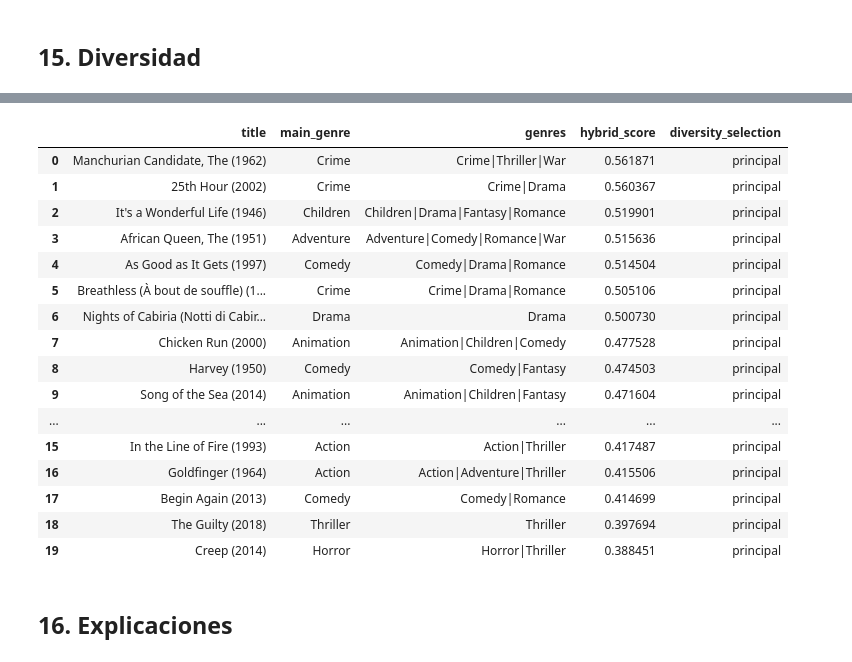
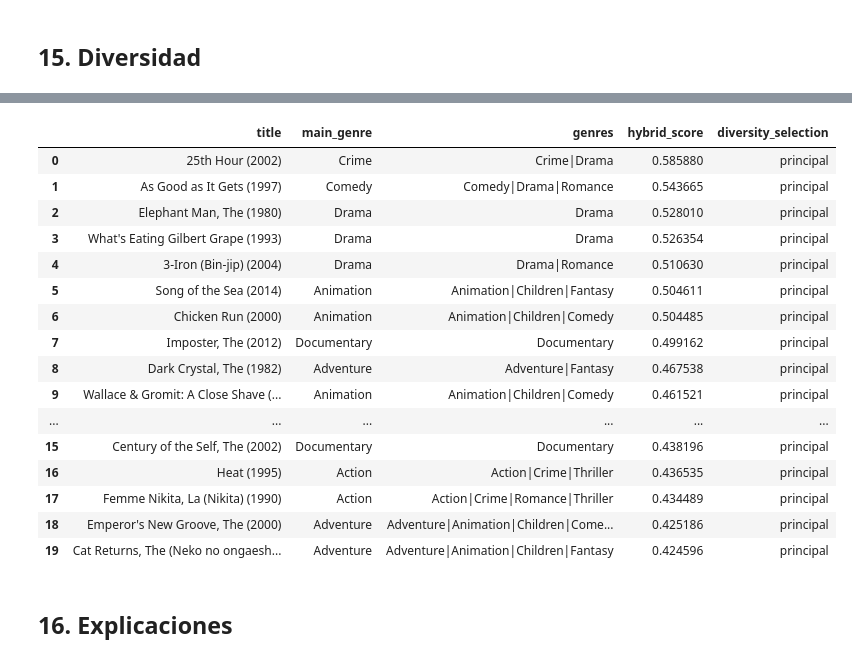
Before and after one commit to alexonazo/TFG, a Jupyter notebook: notebooks/08_recomendador_hibrido_final.ipynb, the cells around one changed output, grey strips where cells are left out. Saved outputs shown, nothing was run; the diff lists cells and outputs as text; code cells hidden in the pictures.

```diff
--- a/notebooks/08_recomendador_hibrido_final.ipynb
+++ b/notebooks/08_recomendador_hibrido_final.ipynb
@@ -1869,6 +2102,10 @@ ACTIVE_WEIGHT_CONFIG = "adaptive"
 def compute_hybrid_score(df, weights):
     scored = df.copy()
     scored["contrib_genre"] = weights["genre"] * scored["genre_profile_score"]
+    if "year_affinity_score" not in scored.columns:
+        scored["year_affinity_score"] = 1.0
+    if "temporal_mismatch_penalty" not in scored.columns:
+        scored["temporal_mismatch_penalty"] = 0.0
     if "semantic_net_score" in scored.columns:
         semantic_signal = scored["semantic_net_score"]
     elif "semantic_core_score" in scored.columns:
@@ -1879,9 +2116,11 @@ def compute_hybrid_score(df, weights):
     scored["contrib_collab"] = weights["collab"] * scored["item_item_collab_score"]
     scored["contrib_rating"] = weights["rating"] * scored["rating_score"]
     scored["contrib_popularity"] = weights["popularity"] * scored["popularity_score"]
+    scored["contrib_year_affinity"] = weights.get("year_affinity", 0.0) * scored["year_affinity_score"]
     scored["penalty_negative_genre"] = weights["negative_genre"] * scored["negative_genre_score"]
     scored["penalty_negative_semantic"] = weights["negative_semantic"] * scored["negative_semantic_score"]
     scored["penalty_negative_collab"] = weights["negative_collab"] * scored["item_item_negative_collab_score"]
+    scored["penalty_temporal_mismatch"] = weights.get("temporal_mismatch", 0.0) * scored["temporal_mismatch_penalty"]
 
     scored["hybrid_score"] = (
         scored["contrib_genre"]
@@ -1889,9 +2128,11 @@ def compute_hybrid_score(df, weights):
         + scored["contrib_collab"]
         + scored["contrib_rating"]
         + scored["contrib_popularity"]
+        + scored["contrib_year_affinity"]
         - scored["penalty_negative_genre"]
         - scored["penalty_negative_semantic"]
         - scored["penalty_negative_collab"]
+        - scored["penalty_temporal_mismatch"]
     )
 
     contribution_cols = {
@@ -1900,6 +2141,7 @@ def compute_hybrid_score(df, weights):
         "collab": "contrib_collab",
         "rating": "contrib_rating",
         "popularity": "contrib_popularity",
+        "year_affinity": "contrib_year_affinity",
     }
     scored["dominant_signal"] = scored[list(contribution_cols.values())].idxmax(axis=1)
     scored["dominant_signal"] = scored["dominant_signal"].replace({value: key for key, value in contribution_cols.items()})
@@ -2037,6 +2285,9 @@ def compare_weight_configs(base_df, weight_configs, top_n=20):
                 "avg_rating_mean": selected["rating_mean"].mean(),
                 "avg_rating_count": selected["rating_count"].mean(),
                 "avg_popularity_score": selected["popularity_score"].mean(),
+                "avg_year_affinity_score": selected["year_affinity_score"].mean() if "year_affinity_score" in selected.columns else np.nan,
+                "avg_temporal_mismatch_penalty": selected["temporal_mismatch_penalty"].mean() if "temporal_mismatch_penalty" in selected.columns else np.nan,
+                "n_temporal_outliers": selected["is_temporal_outlier"].sum() if "is_temporal_outlier" in selected.columns else 0,
                 "n_distinct_main_genres": selected["main_genre"].nunique(),
                 "dominant_signal_counts": selected["dominant_signal"].value_counts().to_dict(),
                 "top_titles": "; ".join(selected["title"].head(5).astype(str)),
@@ -2061,20 +2312,20 @@ display(recommendations[["title", "main_genre", "genres", "hybrid_score", "diver
 |  | title | main_genre | genres | hybrid_score | diversity_selection |
-| 0 | Manchurian Candidate, The (1962) | Crime | Crime|Thriller|War | 0.561871 | principal |
-| 1 | 25th Hour (2002) | Crime | Crime|Drama | 0.560367 | principal |
-| 2 | It's a Wonderful Life (1946) | Children | Children|Drama|Fantasy|Romance | 0.519901 | principal |
-| 3 | African Queen, The (1951) | Adventure | Adventure|Comedy|Romance|War | 0.515636 | principal |
-| 4 | As Good as It Gets (1997) | Comedy | Comedy|Drama|Romance | 0.514504 | principal |
-| 5 | Breathless (À bout de souffle) (1... | Crime | Crime|Drama|Romance | 0.505106 | principal |
-| 6 | Nights of Cabiria (Notti di Cabir... | Drama | Drama | 0.500730 | principal |
-| 7 | Chicken Run (2000) | Animation | Animation|Children|Comedy | 0.477528 | principal |
-| 8 | Harvey (1950) | Comedy | Comedy|Fantasy | 0.474503 | principal |
-| 9 | Song of the Sea (2014) | Animation | Animation|Children|Fantasy | 0.471604 | principal |
+| 0 | 25th Hour (2002) | Crime | Crime|Drama | 0.585880 | principal |
+| 1 | As Good as It Gets (1997) | Comedy | Comedy|Drama|Romance | 0.543665 | principal |
+| 2 | Elephant Man, The (1980) | Drama | Drama | 0.528010 | principal |
+| 3 | What's Eating Gilbert Grape (1993) | Drama | Drama | 0.526354 | principal |
+| 4 | 3-Iron (Bin-jip) (2004) | Drama | Drama|Romance | 0.510630 | principal |
+| 5 | Song of the Sea (2014) | Animation | Animation|Children|Fantasy | 0.504611 | principal |
+| 6 | Chicken Run (2000) | Animation | Animation|Children|Comedy | 0.504485 | principal |
+| 7 | Imposter, The (2012) | Documentary | Documentary | 0.499162 | principal |
+| 8 | Dark Crystal, The (1982) | Adventure | Adventure|Fantasy | 0.467538 | principal |
+| 9 | Wallace & Gromit: A Close Shave (... | Animation | Animation|Children|Comedy | 0.461521 | principal |
 | ... | ... | ... | ... | ... | ... |
-| 15 | In the Line of Fire (1993) | Action | Action|Thriller | 0.417487 | principal |
-| 16 | Goldfinger (1964) | Action | Action|Adventure|Thriller | 0.415506 | principal |
-| 17 | Begin Again (2013) | Comedy | Comedy|Romance | 0.414699 | principal |
-| 18 | The Guilty (2018) | Thriller | Thriller | 0.397694 | principal |
-| 19 | Creep (2014) | Horror | Horror|Thriller | 0.388451 | principal |
+| 15 | Century of the Self, The (2002) | Documentary | Documentary | 0.438196 | principal |
+| 16 | Heat (1995) | Action | Action|Crime|Thriller | 0.436535 | principal |
+| 17 | Femme Nikita, La (Nikita) (1990) | Action | Action|Crime|Romance|Thriller | 0.434489 | principal |
+| 18 | Emperor's New Groove, The (2000) | Adventure | Adventure|Animation|Children|Come... | 0.425186 | principal |
+| 19 | Cat Returns, The (Neko no ongaesh... | Adventure | Adventure|Animation|Children|Fantasy | 0.424596 | principal |
 # %% [markdown]
 ## 16. Explicaciones
 # %%
```
Also changed, not shown: parts of 7 cells of this notebook.
